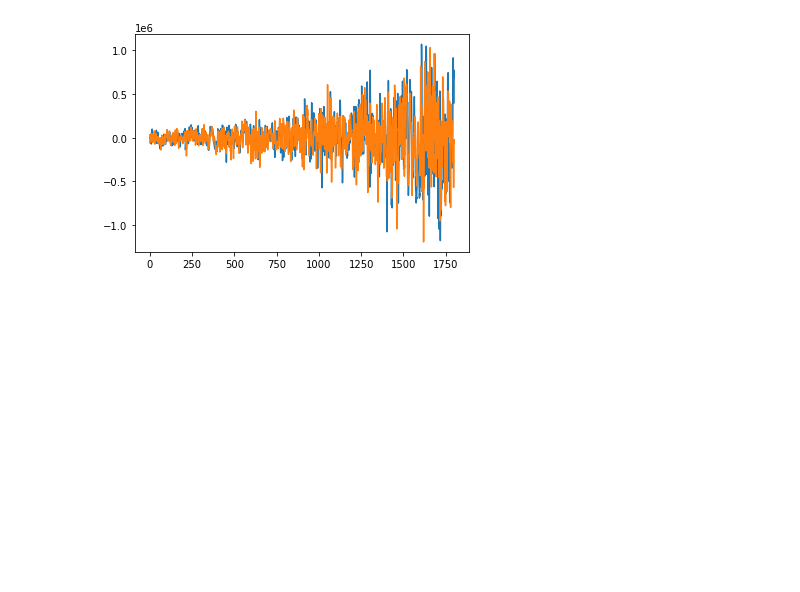
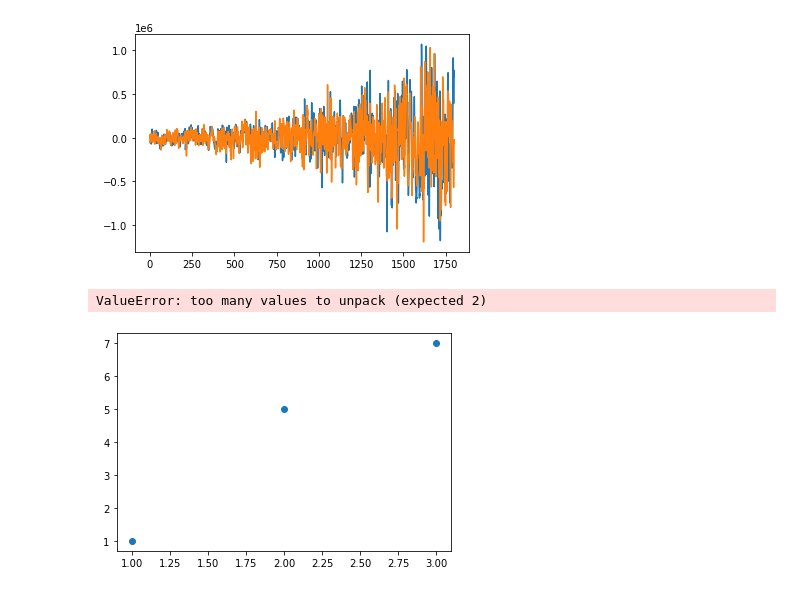
Before and after one commit to cmbgroundbased/cal, a Jupyter notebook: cookbook/skypatch.ipynb, the cells around one changed output. Drawn from its saved outputs; the diff is of its cells as text; code cells hidden in the pictures; blank space fills up the shorter version.

```diff
--- a/cookbook/skypatch.ipynb
+++ b/cookbook/skypatch.ipynb
@@ -465,3 +489,9 @@ for i in detecotrs:
         print("PLOT")
 # %%
 7 % 7
+# %%
+p=plt.scatter([1,2,3],[1,5,7])
+plt.annotate((1,1),'ciao')
+# %% [output]
+ValueError: too many values to unpack (expected 2)
+[figure, added]
```
Also changed, not shown: parts of 2 cells of this notebook.
